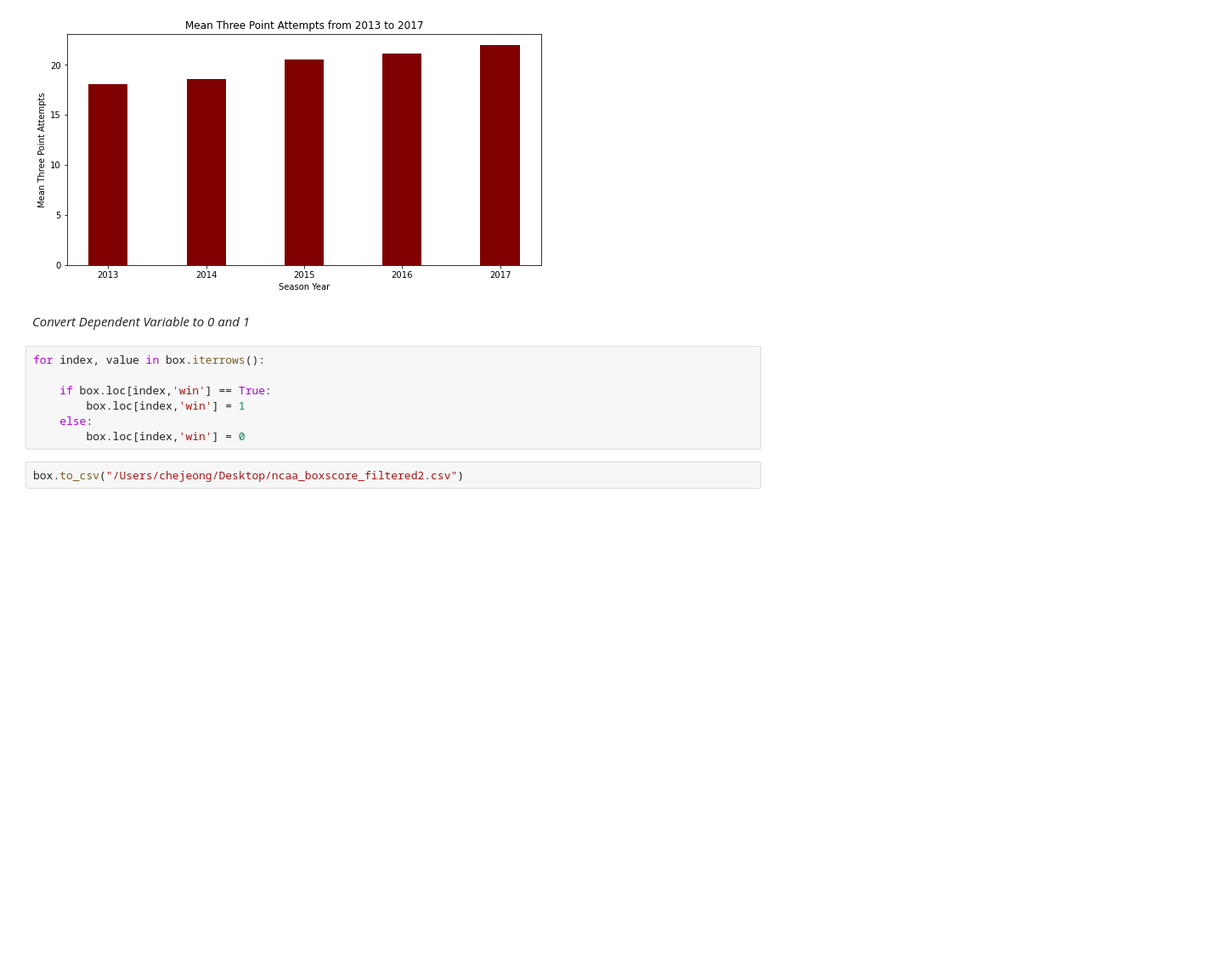
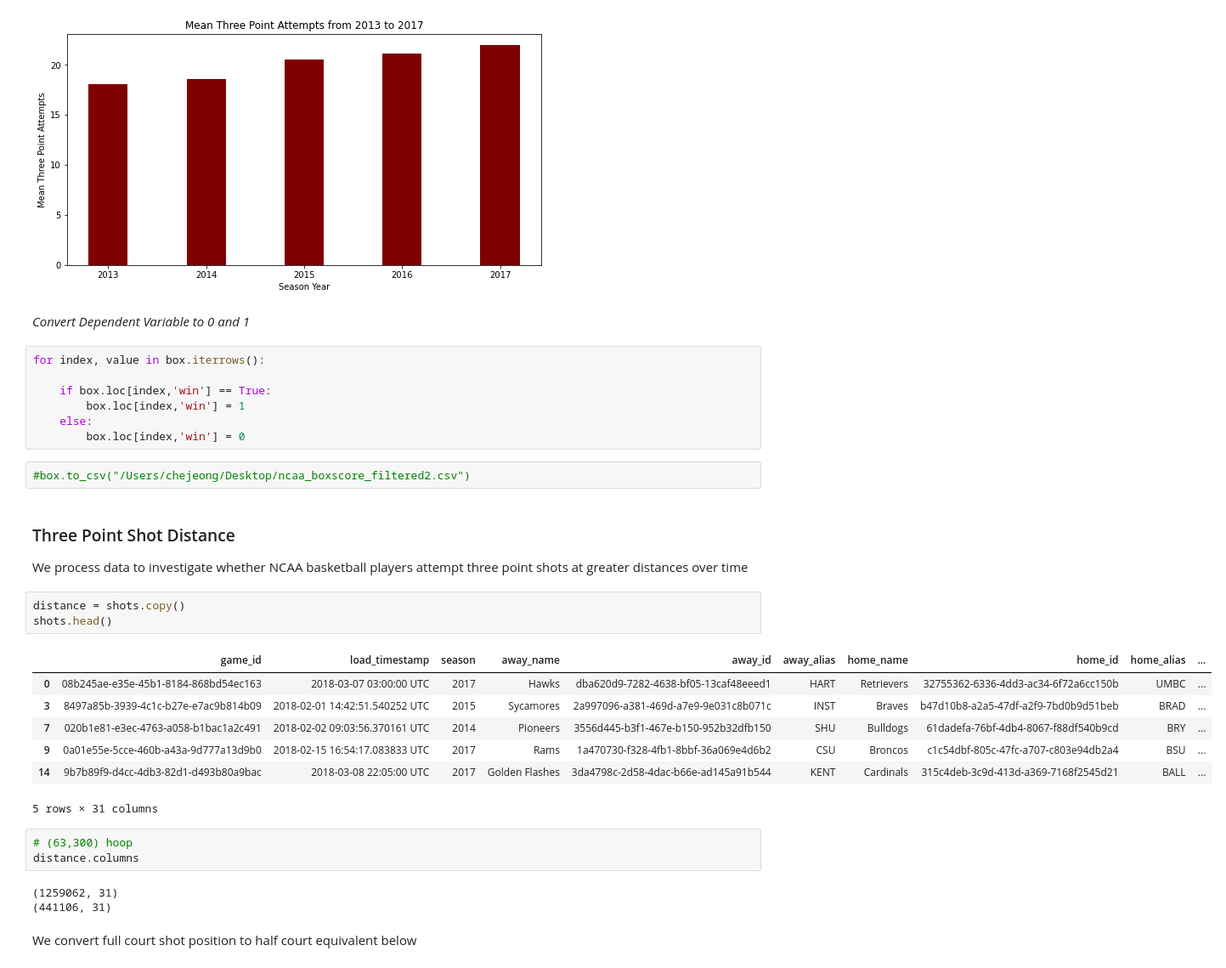
Before and after one commit to chejeong/NBA-NCAA-analytics, a Jupyter notebook: Code/analysis.ipynb, the cells around one changed output. Shown: that part at 85% size. Drawn from its saved outputs; the diff is of its cells as text; blank space fills up the shorter version.

```diff
--- a/Code/analysis.ipynb
+++ b/Code/analysis.ipynb
@@ -278,4 +256,27 @@ for index, value in box.iterrows():
     else:
         box.loc[index,'win'] = 0
 # %%
-box.to_csv("/Users/chejeong/Desktop/ncaa_boxscore_filtered2.csv")
+#box.to_csv("/Users/chejeong/Desktop/ncaa_boxscore_filtered2.csv")
+# %% [markdown]
+### Three Point Shot Distance
+
+We process data to investigate whether NCAA basketball players attempt three point shots at greater distances over time
+# %%
+distance = shots.copy()
+shots.head()
+# %% [output]
+|  | game_id | load_timestamp | season | away_name | away_id | away_alias | home_name | home_id | home_alias | ... |
+| 0 | 08b245ae-e35e-45b1-8184-868bd54ec163 | 2018-03-07 03:00:00 UTC | 2017 | Hawks | dba620d9-7282-4638-bf05-13caf48eeed1 | HART | Retrievers | 32755362-6336-4dd3-ac34-6f72a6cc150b | UMBC | ... |
+| 3 | 8497a85b-3939-4c1c-b27e-e7ac9b814b09 | 2018-02-01 14:42:51.540252 UTC | 2015 | Sycamores | 2a997096-a381-469d-a7e9-9e031c8b071c | INST | Braves | b47d10b8-a2a5-47df-a2f9-7bd0b9d51beb | BRAD | ... |
+| 7 | 020b1e81-e3ec-4763-a058-b1bac1a2c491 | 2018-02-02 09:03:56.370161 UTC | 2014 | Pioneers | 3556d445-b3f1-467e-b150-952b32dfb150 | SHU | Bulldogs | 61dadefa-76bf-4db4-8067-f88df540b9cd | BRY | ... |
+| 9 | 0a01e55e-5cce-460b-a43a-9d777a13d9b0 | 2018-02-15 16:54:17.083833 UTC | 2017 | Rams | 1a470730-f328-4fb1-8bbf-36a069e4d6b2 | CSU | Broncos | c1c54dbf-805c-47fc-a707-c803e94db2a4 | BSU | ... |
+| 14 | 9b7b89f9-d4cc-4db3-82d1-d493b80a9bac | 2018-03-08 22:05:00 UTC | 2017 | Golden Flashes | 3da4798c-2d58-4dac-b66e-ad145a91b544 | KENT | Cardinals | 315c4deb-3c9d-413d-a369-7168f2545d21 | BALL | ... |
+5 rows × 31 columns
+# %%
+# (63,300) hoop
+distance.columns
+# %% [output]
+(1259062, 31)
+(441106, 31)
+# %% [markdown]
+We convert full court shot position to half court equivalent below
```
Also changed, not shown: parts of 16 cells of this notebook, 1 other file.
